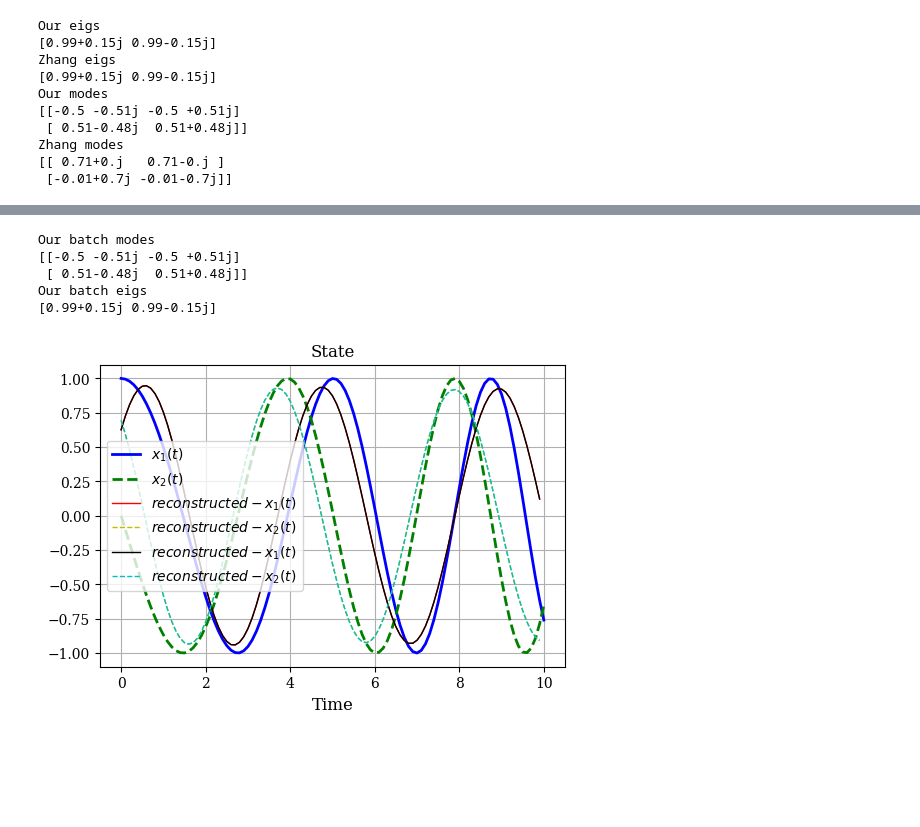
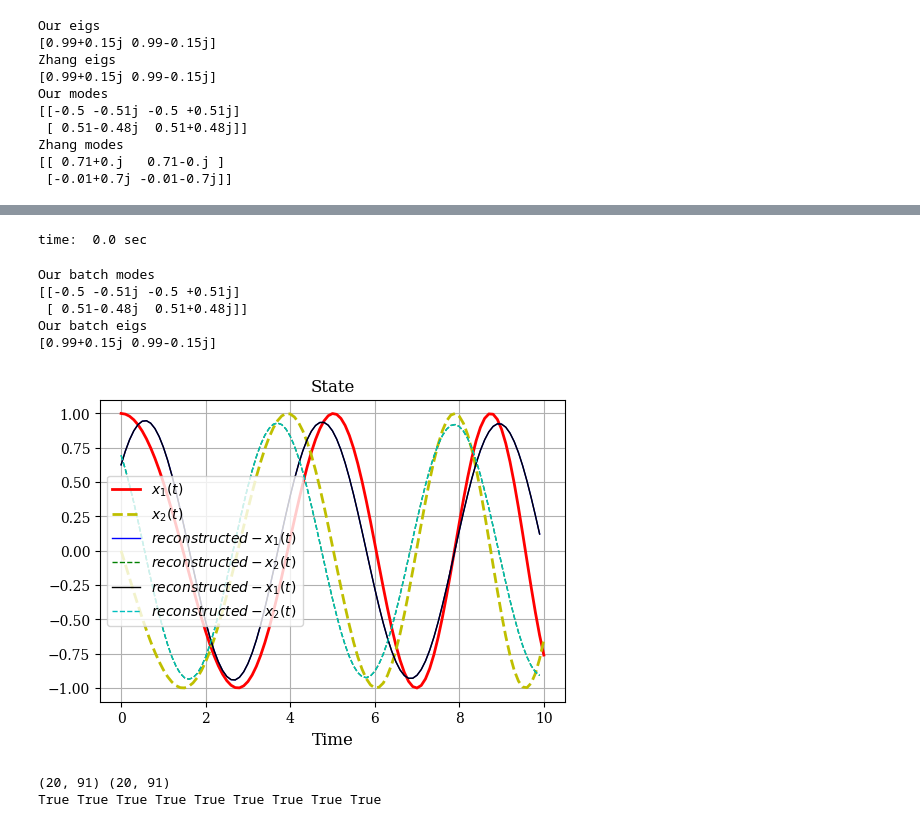
Before and after one commit to ela-d/DMD, a Jupyter notebook: 2D_time-varying_system-example.ipynb, the cells around one changed output, grey strips where cells are left out. Drawn from its saved outputs; the diff is of its cells as text; code cells hidden in the pictures; blank space fills up the shorter version.

Commit message:
compared stacked version

```diff
--- a/2D_time-varying_system-example.ipynb
+++ b/2D_time-varying_system-example.ipynb
@@ -111,6 +139,11 @@ Zhang modes
 # %%
 #koje modove dobijem ako odmah ubacim sve x i y?
+start_nas_sve=time.time()
 Z_nas_svi, Lambda_nas_svi, r, Q, L = fGEDMDQ_multiple_trajectories(x, y)
+end_nas_sve=time.time()
+print("time: ", end_nas_sve-start_nas_sve, "sec")
+# %% [output]
+time:  0.0 sec
 # %%
 print("Our batch modes", Z_nas_svi, sep="\n")
 print("Our batch eigs", Lambda_nas_svi, sep="\n")
@@ -129,20 +162,22 @@ reconstructed_njihovo = DMD_reconstruction(x, Z, indices, Lambda, times)
 # %%
 # visualize snapshots
 plt.rcParams['figure.dpi'] = 100
 plt.figure(figsize=(6,4))
 plt.rc('text', usetex=False) #samo sam tu stavila da ne koristim tex..
 plt.rc('font', family='serif')
-plt.plot(tspan, xsol[0, :], 'b-', linewidth=2.0,  label='$x_1(t)$')
-plt.plot(tspan, xsol[1, :], 'g--', linewidth=2.0,  label='$x_2(t)$')
-plt.plot(tspan[:-1], reconstructed[0, :], 'r-', linewidth=1.0,  label='$reconstructed - x_1(t)$')
-plt.plot(tspan[:-1], reconstructed[1, :], 'y--', linewidth=1.0,  label='$reconstructed - x_2(t)$')
+plt.plot(tspan, xsol[0, :], 'r-', linewidth=2.0,  label='$x_1(t)$')
+plt.plot(tspan, xsol[1, :], 'y--', linewidth=2.0,  label='$x_2(t)$')
+plt.plot(tspan[:-1], reconstructed[0, :], 'b-', linewidth=1.0,  label='$reconstructed - x_1(t)$')
+plt.plot(tspan[:-1], reconstructed[1, :], 'g--', linewidth=1.0,  label='$reconstructed - x_2(t)$')
 plt.plot(tspan[:-1], reconstructed_njihovo[0, :], 'k-', linewidth=1.0,  label='$reconstructed - x_1(t)$')
 plt.plot(tspan[:-1], reconstructed_njihovo[1, :], 'c--', linewidth=1.0,  label='$reconstructed - x_2(t)$')
 plt.legend(loc='best', fontsize=10)
 plt.xlabel('Time', fontsize=12)
 plt.title('State', fontsize=12)
 plt.tick_params(labelsize=10)
 plt.grid()
 plt.show()
+
+#nase i njihove predikcije se preklapaju
 # %% [output]
-[figure, old version]
+[figure, new version]
@@ -148,0 +195,14 @@ plt.show()
+# %%
+#je li dobro formirano..
+
+print(x_stacked.shape, y_stacked.shape)
+
+k=np.random.randint(num_stack, m-num_stack)
+for i in range(1,num_stack):
+    if(np.all(x[:2,k]==x_stacked[2*i:2*i+2,k-i]) and np.all(y[:2,k]==y_stacked[2*i:2*i+2,k-i])):
+        print(True, end=" ")
+    else:
+        print(False, x[:2,k],x_stacked[2*i:2*i+2,k-i])
+# %% [output]
+(20, 91) (20, 91)
+True True True True True True True True True
```
Also changed, not shown: parts of 14 cells of this notebook.
